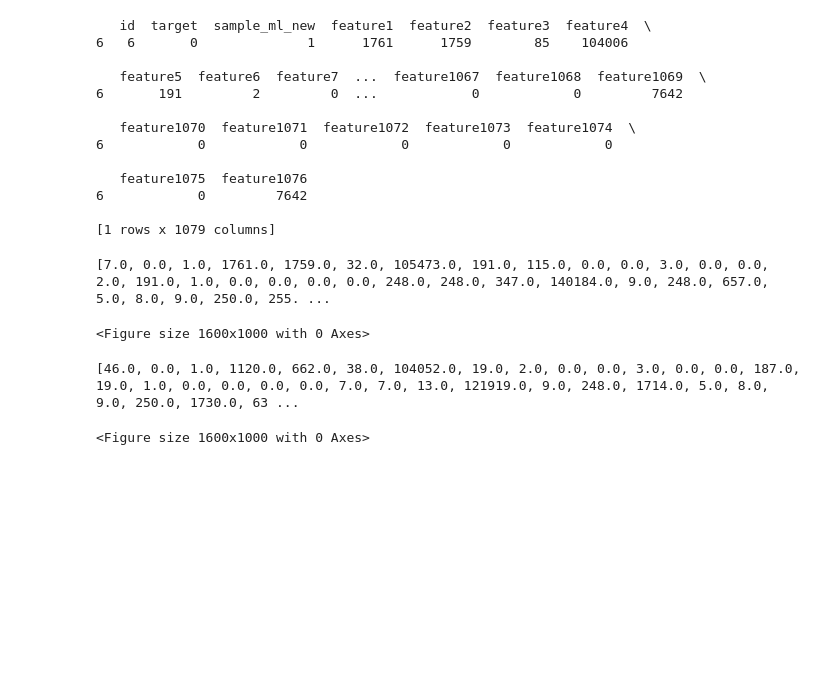
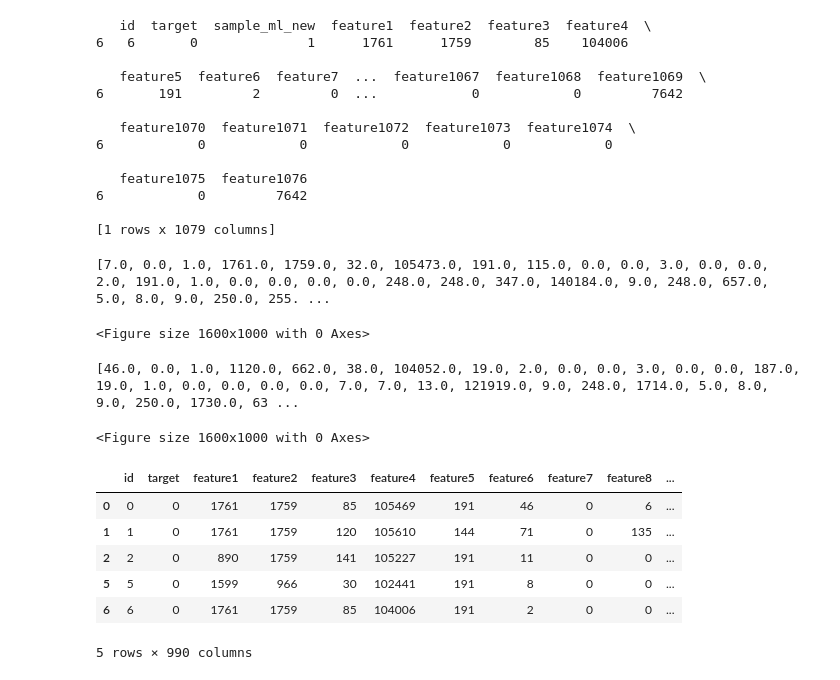
Before and after one commit to REU-DS-CLUB/purple_hack, a Jupyter notebook: EDA _lild1tz.ipynb, the cells around one changed output. Drawn from its saved outputs; the diff is of its cells as text; code cells hidden in the pictures; blank space fills up the shorter version.

Commit message:
drop nunique feature

```diff
--- a/EDA _lild1tz.ipynb
+++ b/EDA _lild1tz.ipynb
@@ -62,0 +59,15 @@ sns.heatmap(corr)
+# %%
+def faeture_drop(data):
+    return data.copy().loc[:, df.nunique() != 1]
+
+
+final_df = faeture_drop(df)
+final_df.head()
+# %% [output]
+|  | id | target | feature1 | feature2 | feature3 | feature4 | feature5 | feature6 | feature7 | feature8 | ... |
+| 0 | 0 | 0 | 1761 | 1759 | 85 | 105469 | 191 | 46 | 0 | 6 | ... |
+| 1 | 1 | 0 | 1761 | 1759 | 120 | 105610 | 144 | 71 | 0 | 135 | ... |
+| 2 | 2 | 0 | 890 | 1759 | 141 | 105227 | 191 | 11 | 0 | 0 | ... |
+| 5 | 5 | 0 | 1599 | 966 | 30 | 102441 | 191 | 8 | 0 | 0 | ... |
+| 6 | 6 | 0 | 1761 | 1759 | 85 | 104006 | 191 | 2 | 0 | 0 | ... |
+5 rows × 990 columns
```
Also changed, not shown: parts of 1 cell of this notebook, 1 other file.
